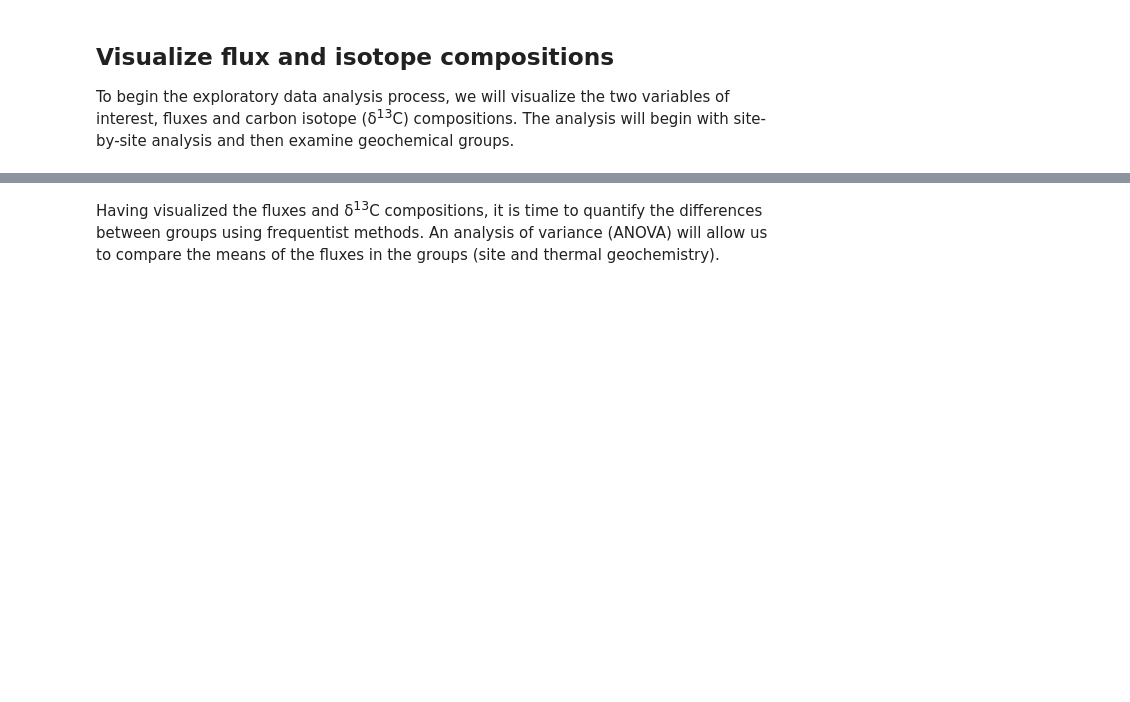
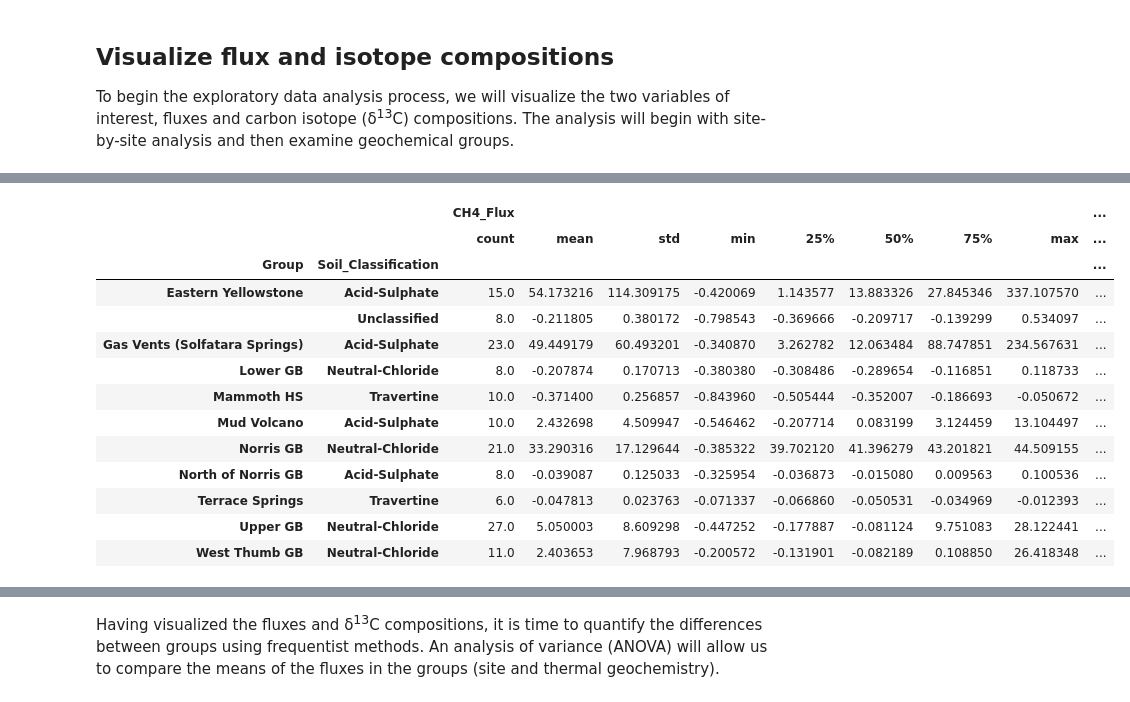
Before and after one commit to 907Resident/caldera-gases, a Jupyter notebook: site_differentation.ipynb, the cells around one changed output, grey strips where cells are left out. Cells and saved outputs as stored; diff of their text form; code cells hidden in the pictures; blank space fills up the shorter version.

```diff
--- a/site_differentation.ipynb
+++ b/site_differentation.ipynb
@@ -238 +263,20 @@ To begin the exploratory data analysis process, we will visualize the two variab
+# %%
+# Descriptive Stats by Group
+df_YC_descrip_grp = df_YC_all.groupby(by=["Group", "Soil_Classification"])[["CH4_Flux", "CO2_Flux"]].describe()
+df_YC_descrip_grp
+# %% [output]
+|  |  | CH4_Flux |  |  |  |  |  |  |  | ... |
+|  |  | count | mean | std | min | 25% | 50% | 75% | max | ... |
+| Group | Soil_Classification |  |  |  |  |  |  |  |  | ... |
+| Eastern Yellowstone | Acid-Sulphate | 15.0 | 54.173216 | 114.309175 | -0.420069 | 1.143577 | 13.883326 | 27.845346 | 337.107570 | ... |
+|  | Unclassified | 8.0 | -0.211805 | 0.380172 | -0.798543 | -0.369666 | -0.209717 | -0.139299 | 0.534097 | ... |
+| Gas Vents (Solfatara Springs) | Acid-Sulphate | 23.0 | 49.449179 | 60.493201 | -0.340870 | 3.262782 | 12.063484 | 88.747851 | 234.567631 | ... |
+| Lower GB | Neutral-Chloride | 8.0 | -0.207874 | 0.170713 | -0.380380 | -0.308486 | -0.289654 | -0.116851 | 0.118733 | ... |
+| Mammoth HS | Travertine | 10.0 | -0.371400 | 0.256857 | -0.843960 | -0.505444 | -0.352007 | -0.186693 | -0.050672 | ... |
+| Mud Volcano | Acid-Sulphate | 10.0 | 2.432698 | 4.509947 | -0.546462 | -0.207714 | 0.083199 | 3.124459 | 13.104497 | ... |
+| Norris GB | Neutral-Chloride | 21.0 | 33.290316 | 17.129644 | -0.385322 | 39.702120 | 41.396279 | 43.201821 | 44.509155 | ... |
+| North of Norris GB | Acid-Sulphate | 8.0 | -0.039087 | 0.125033 | -0.325954 | -0.036873 | -0.015080 | 0.009563 | 0.100536 | ... |
+| Terrace Springs | Travertine | 6.0 | -0.047813 | 0.023763 | -0.071337 | -0.066860 | -0.050531 | -0.034969 | -0.012393 | ... |
+| Upper GB | Neutral-Chloride | 27.0 | 5.050003 | 8.609298 | -0.447252 | -0.177887 | -0.081124 | 9.751083 | 28.122441 | ... |
+| West Thumb GB | Neutral-Chloride | 11.0 | 2.403653 | 7.968793 | -0.200572 | -0.131901 | -0.082189 | 0.108850 | 26.418348 | ... |
 # %%
```
Also changed, not shown: parts of 5 cells of this notebook.
